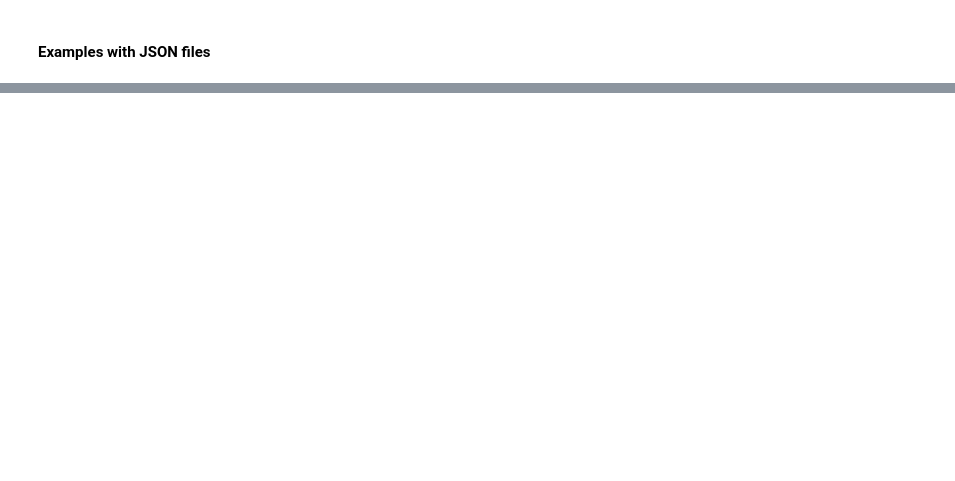
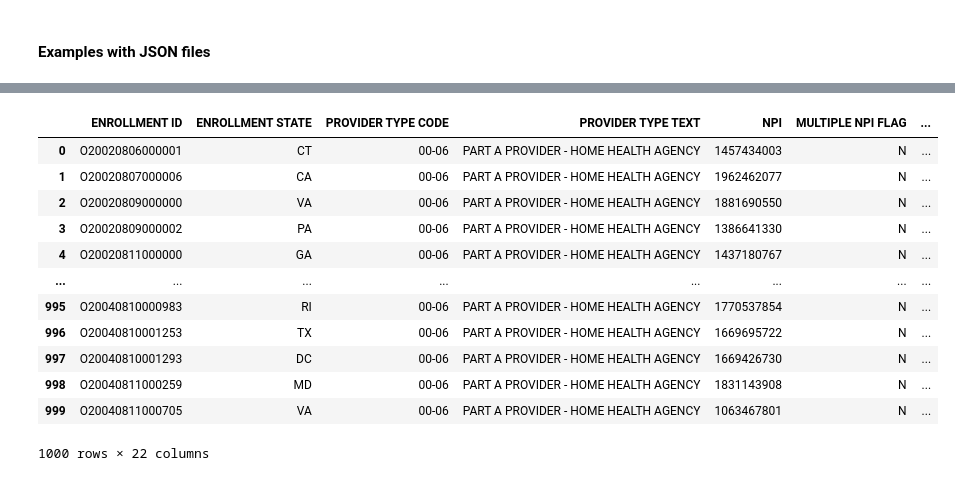
Before and after one commit to Alyssasorensen/datasci_1_loading, a Jupyter notebook: HHA507Assignment1.ipynb, the cells around one changed output, grey strips where cells are left out. Saved outputs shown, nothing was run; the diff lists cells and outputs as text; code cells hidden in the pictures; blank space fills up the shorter version.

```diff
--- a/HHA507Assignment1.ipynb
+++ b/HHA507Assignment1.ipynb
@@ -152,0 +222,20 @@ ValueError: ignored
+# %%
+# Third JSON file
+
+Home_health_agency_enrollments = pd.read_json('https://raw.githubusercontent.com/Alyssasorensen/datasci_1_loading/main/data/Home_health_agency_enrollments.json')
+# %%
+Home_health_agency_enrollments
+# %% [output]
+|  | ENROLLMENT ID | ENROLLMENT STATE | PROVIDER TYPE CODE | PROVIDER TYPE TEXT | NPI | MULTIPLE NPI FLAG | ... |
+| 0 | O20020806000001 | CT | 00-06 | PART A PROVIDER - HOME HEALTH AGENCY | 1457434003 | N | ... |
+| 1 | O20020807000006 | CA | 00-06 | PART A PROVIDER - HOME HEALTH AGENCY | 1962462077 | N | ... |
+| 2 | O20020809000000 | VA | 00-06 | PART A PROVIDER - HOME HEALTH AGENCY | 1881690550 | N | ... |
+| 3 | O20020809000002 | PA | 00-06 | PART A PROVIDER - HOME HEALTH AGENCY | 1386641330 | N | ... |
+| 4 | O20020811000000 | GA | 00-06 | PART A PROVIDER - HOME HEALTH AGENCY | 1437180767 | N | ... |
+| ... | ... | ... | ... | ... | ... | ... | ... |
+| 995 | O20040810000983 | RI | 00-06 | PART A PROVIDER - HOME HEALTH AGENCY | 1770537854 | N | ... |
+| 996 | O20040810001253 | TX | 00-06 | PART A PROVIDER - HOME HEALTH AGENCY | 1669695722 | N | ... |
+| 997 | O20040810001293 | DC | 00-06 | PART A PROVIDER - HOME HEALTH AGENCY | 1669426730 | N | ... |
+| 998 | O20040811000259 | MD | 00-06 | PART A PROVIDER - HOME HEALTH AGENCY | 1831143908 | N | ... |
+| 999 | O20040811000705 | VA | 00-06 | PART A PROVIDER - HOME HEALTH AGENCY | 1063467801 | N | ... |
+1000 rows × 22 columns
```
Also changed, not shown: parts of 7 cells of this notebook.
